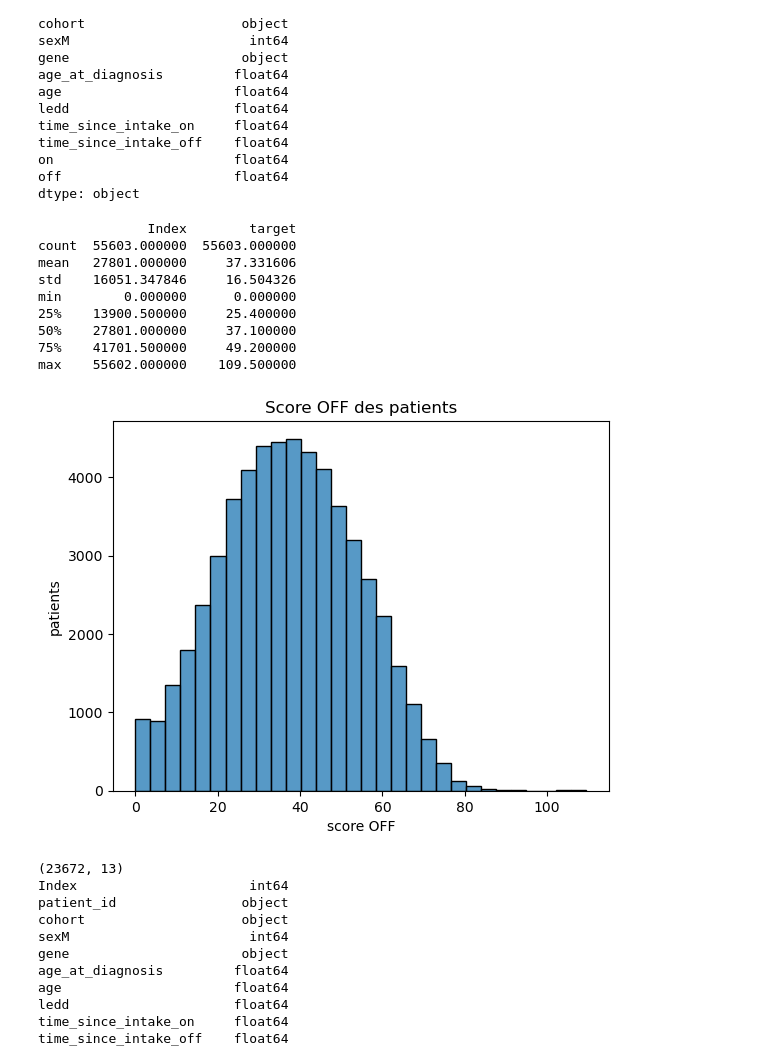
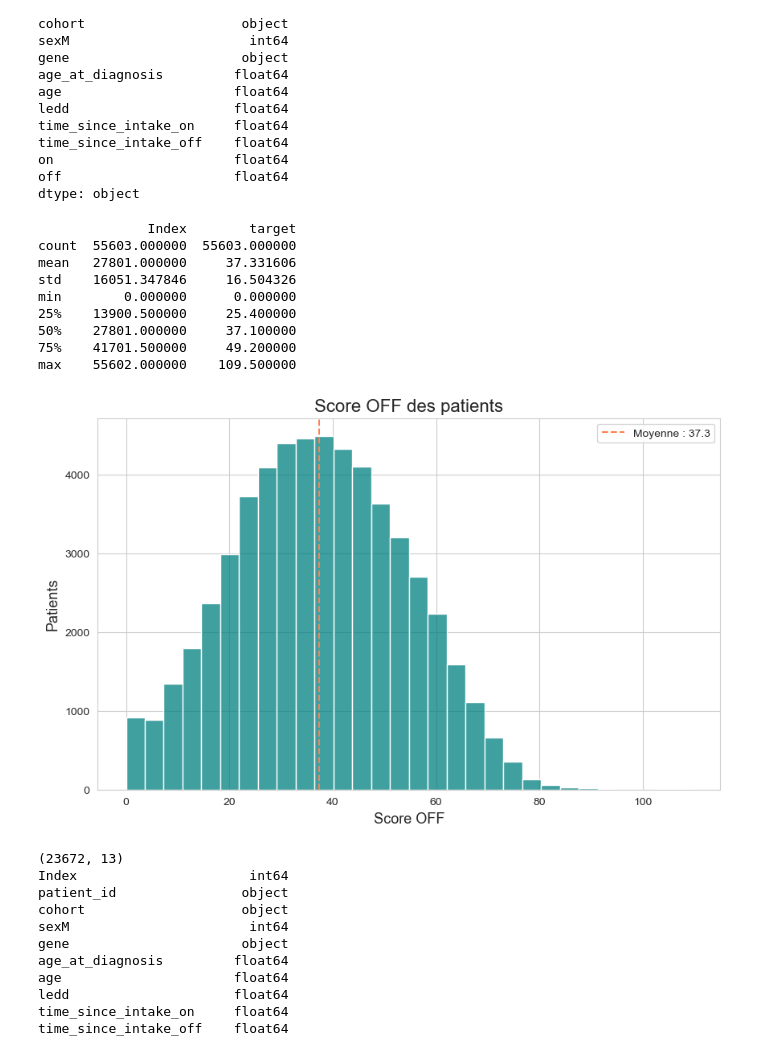
Before and after one commit to thiilelli/parkinson-ens-challenge, a Jupyter notebook: notebooks/p_analysis.ipynb, the cells around one changed output. Drawn from its saved outputs; the diff is of its cells as text; code cells hidden in the pictures.

Commit message:
Improve histogram visualization

```diff
--- a/notebooks/p_analysis.ipynb
+++ b/notebooks/p_analysis.ipynb
@@ -50,23 +50,29 @@ dtype: object
 # %%
 y_train =pd.read_csv("../data/y_train_lXj6X5y.csv")
 print(y_train.describe())
 
-sns.histplot(y_train["target"], bins=30)
-plt.title("Score OFF des patients")
-plt.xlabel("score OFF")
-plt.ylabel("patients")
+
+moyenne = y_train["target"].mean()
+sns.set_style("whitegrid")
+plt.figure(figsize=(10, 6))
+sns.histplot(y_train["target"], color = "teal" , bins=30)
+plt.title("Score OFF des patients", fontsize=16)
+plt.xlabel("Score OFF", fontsize=13)
+plt.ylabel("Patients", fontsize=13)
+plt.axvline(x=moyenne, color="coral", linestyle="--", label=f"Moyenne : {moyenne:.1f}")
+plt.legend()
 plt.show()
 # %% [output]
               Index        target
 count  55603.000000  55603.000000
 mean   27801.000000     37.331606
 std    16051.347846     16.504326
 min        0.000000      0.000000
 25%    13900.500000     25.400000
 50%    27801.000000     37.100000
 75%    41701.500000     49.200000
 max    55602.000000    109.500000
-[figure, old version]
+[figure, new version]
 # %%
 X_test=pd.read_csv("../data/X_test_oiZ2ukx.csv")
 
```
